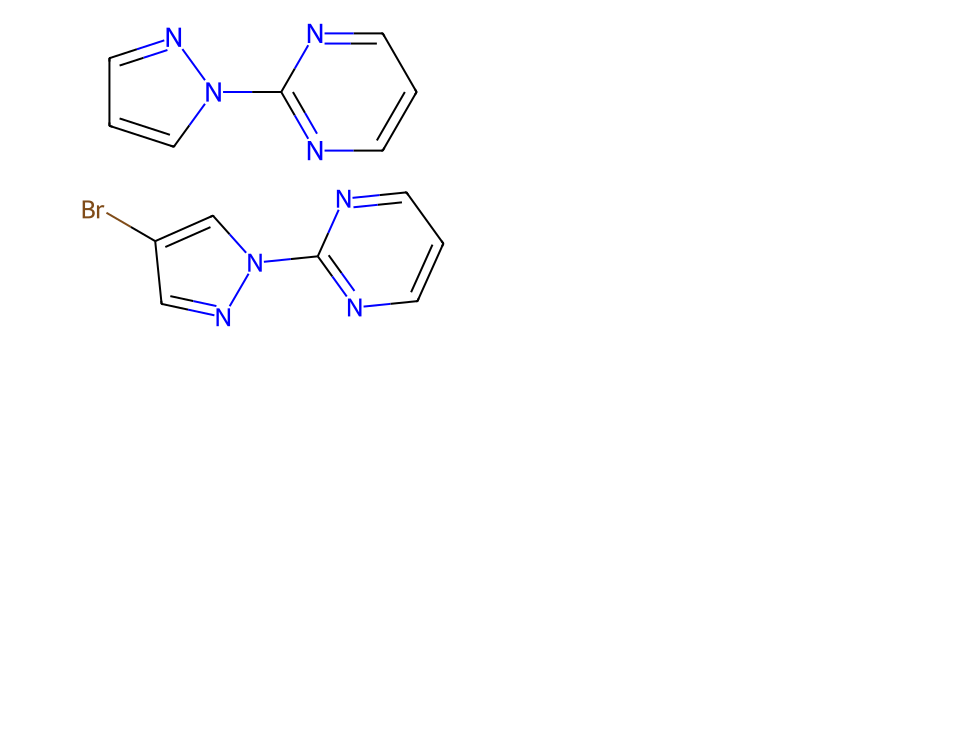
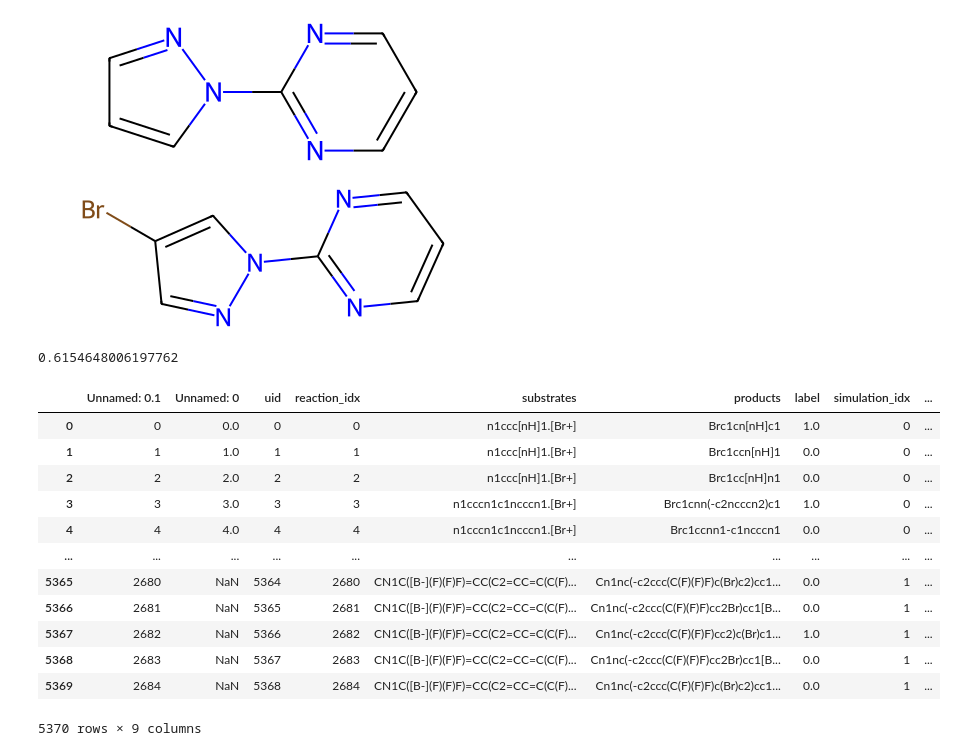
Before and after one commit to rhjvanworkum/virtual_reactions, a Jupyter notebook: Untitled.ipynb, the cells around one changed output. Drawn from its saved outputs; the diff is of its cells as text; code cells hidden in the pictures; blank space fills up the shorter version.

```diff
--- a/Untitled.ipynb
+++ b/Untitled.ipynb
@@ -75,0 +112,25 @@ Chem.MolFromSmiles('Brc1cnn(-c2ncccn2)c1')
+# %%
+roc_auc_score(targets, preds)
+# %% [output]
+0.6154648006197762
+# %%
+import rdkit
+from rdkit import Chem
+from rdkit.Chem import AllChem
+from reactions.eas.eas_reaction import EASReaction
+
+df
+# %% [output]
+|  | Unnamed: 0.1 | Unnamed: 0 | uid | reaction_idx | substrates | products | label | simulation_idx | ... |
+| 0 | 0 | 0.0 | 0 | 0 | n1ccc[nH]1.[Br+] | Brc1cn[nH]c1 | 1.0 | 0 | ... |
+| 1 | 1 | 1.0 | 1 | 1 | n1ccc[nH]1.[Br+] | Brc1ccn[nH]1 | 0.0 | 0 | ... |
+| 2 | 2 | 2.0 | 2 | 2 | n1ccc[nH]1.[Br+] | Brc1cc[nH]n1 | 0.0 | 0 | ... |
+| 3 | 3 | 3.0 | 3 | 3 | n1cccn1c1ncccn1.[Br+] | Brc1cnn(-c2ncccn2)c1 | 1.0 | 0 | ... |
+| 4 | 4 | 4.0 | 4 | 4 | n1cccn1c1ncccn1.[Br+] | Brc1ccnn1-c1ncccn1 | 0.0 | 0 | ... |
+| ... | ... | ... | ... | ... | ... | ... | ... | ... | ... |
+| 5365 | 2680 | NaN | 5364 | 2680 | CN1C([B-](F)(F)F)=CC(C2=CC=C(C(F)... | Cn1nc(-c2ccc(C(F)(F)F)c(Br)c2)cc1... | 0.0 | 1 | ... |
+| 5366 | 2681 | NaN | 5365 | 2681 | CN1C([B-](F)(F)F)=CC(C2=CC=C(C(F)... | Cn1nc(-c2ccc(C(F)(F)F)cc2Br)cc1[B... | 0.0 | 1 | ... |
+| 5367 | 2682 | NaN | 5366 | 2682 | CN1C([B-](F)(F)F)=CC(C2=CC=C(C(F)... | Cn1nc(-c2ccc(C(F)(F)F)cc2)c(Br)c1... | 1.0 | 1 | ... |
+| 5368 | 2683 | NaN | 5367 | 2683 | CN1C([B-](F)(F)F)=CC(C2=CC=C(C(F)... | Cn1nc(-c2ccc(C(F)(F)F)cc2Br)cc1[B... | 0.0 | 1 | ... |
+| 5369 | 2684 | NaN | 5368 | 2684 | CN1C([B-](F)(F)F)=CC(C2=CC=C(C(F)... | Cn1nc(-c2ccc(C(F)(F)F)c(Br)c2)cc1... | 0.0 | 1 | ... |
+5370 rows × 9 columns
```
Also changed, not shown: parts of 6 cells of this notebook, 19 other files.
